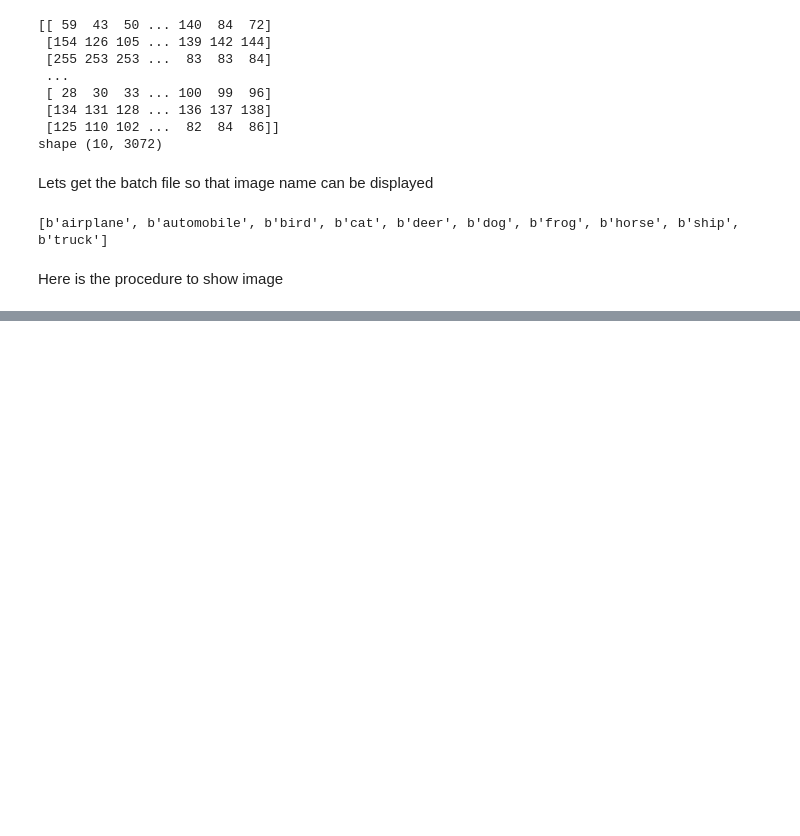
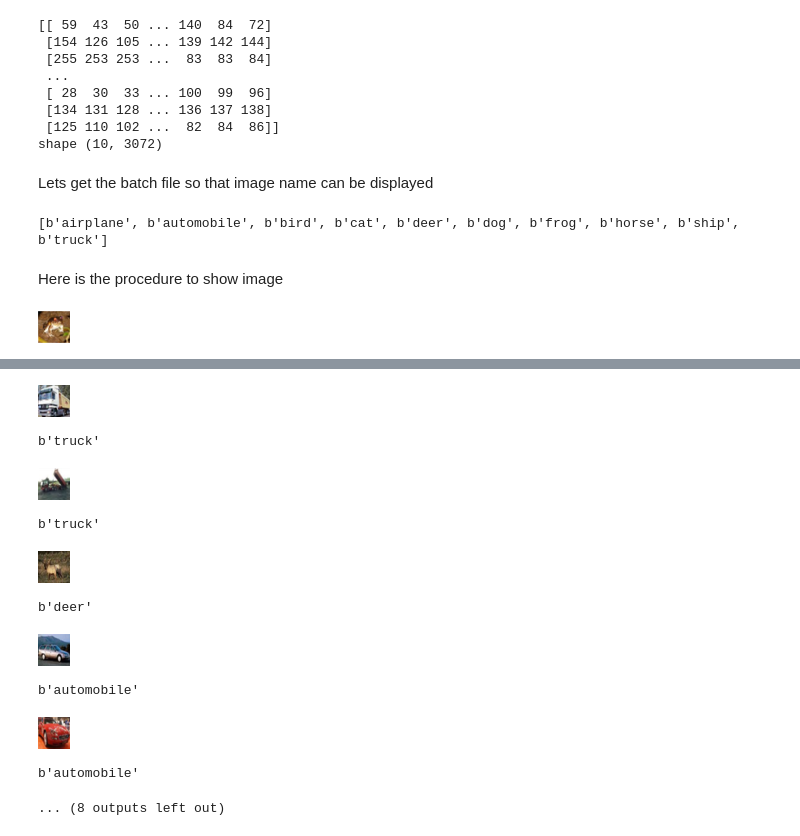
Before and after one commit to adotg/knn-what-how-why, a Jupyter notebook: knn.ipynb, the cells around one changed output, grey strips where cells are left out. Cells and saved outputs as stored; diff of their text form; code cells hidden in the pictures; blank space fills up the shorter version.

```diff
--- a/knn.ipynb
+++ b/knn.ipynb
@@ -276,5 +276,6 @@ def show_img(img_arr, label_arr, meta, index):
 # %%
 import show_img as si
-for i in range(0, 10)
+for i in range(0, 10):
     si.show_img(sample_img_data, img_label, meta, i)
 # %% [output]
+[figure, added]
@@ -281,0 +283,11 @@ SyntaxError: invalid syntax (<ipython-input-27-f57acf62069b>, line 2)
+[figure, added]
+b'truck'
+[figure, added]
+b'truck'
+[figure, added]
+b'deer'
+[figure, added]
+b'automobile'
+[figure, added]
+b'automobile'
+... (8 outputs left out)
```
Also changed, not shown: parts of 5 cells of this notebook, 1 other file.
